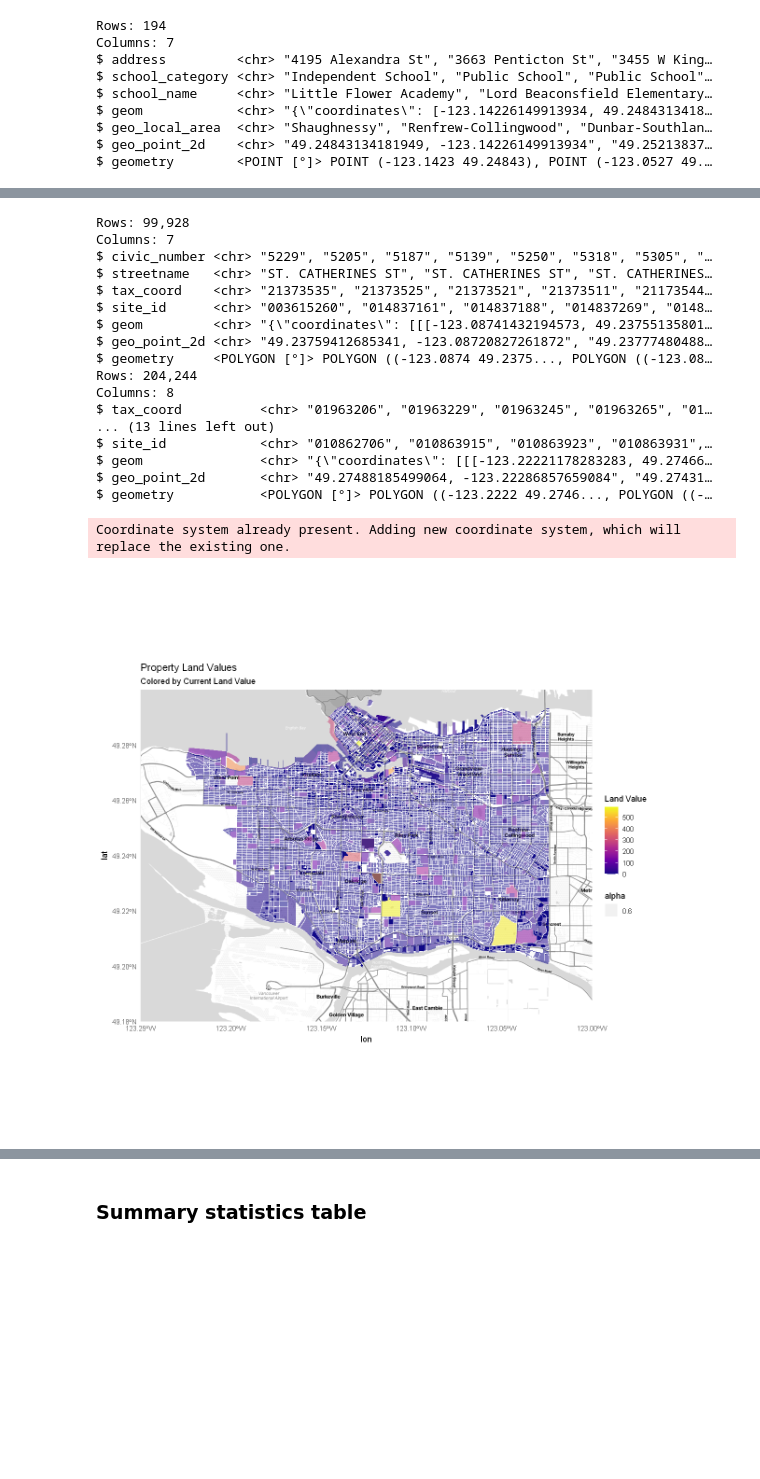
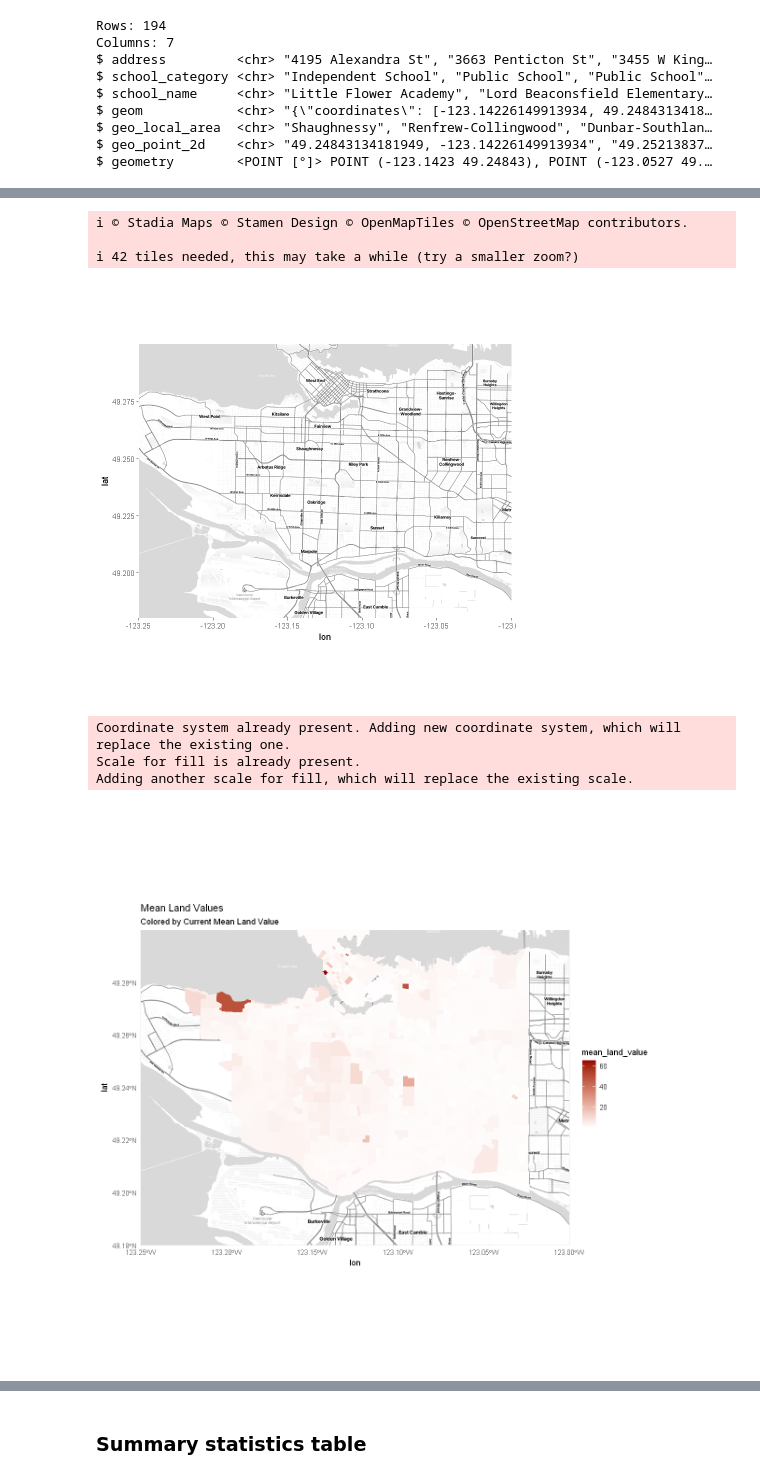
Before and after one commit to Irene-Berezin/econ326, a Jupyter notebook: project_workbook.ipynb, the cells around one changed output, grey strips where cells are left out. Cells and saved outputs as stored; diff of their text form; code cells hidden in the pictures; blank space fills up the shorter version.

Commit message:
added whole process of data cleaning and wrangling into workbook

```diff
--- a/project_workbook.ipynb
+++ b/project_workbook.ipynb
@@ -432,0 +445,7 @@ ERROR: Error in eval(expr, envir, enclos): object 'local_area_boundary_sf' not f
+# %%
+census_with_index <- compute_accessibility_index(
+  local_areas = census_data_st,
+  points_of_interest = school_data_st,
+  category_name = "school_index"
+)|>
+  glimpse()
@@ -432,0 +536,19 @@ ERROR: Error in eval(expr, envir, enclos): object 'local_area_boundary_sf' not f
+# %%
+land_price_adjusted <- st_as_sf(land_price_adjusted)
+
+properties_with_divisions <- st_join(land_price_adjusted, census_data_st, join = st_within)
+
+mean_property_values <- properties_with_divisions|>
+  group_by(name) |>
+  summarize(mean_land_value = mean(current_land_value, na.rm = TRUE)) |>
+  ungroup()|>
+  st_drop_geometry()
+# %%
+# merge dataset
+census_index_crime <- census_with_index |>
+  left_join(mean_property_values, by = "name") |>
+  left_join(census_crime, by = "name")|>
+  select(name:education_prop, school_index:geometry)|>
+  mutate(across(c(immigrant_prop, education_prop, mean_land_value,income), as.double))|>
+  na.omit()|>
+  glimpse()
@@ -433,32 +596,31 @@ ERROR: Error in eval(expr, envir, enclos): object 'local_area_boundary_sf' not f
+# %%
+bbox <- c(left = -123.25, bottom = 49.18, right = -123.0, top = 49.3)
+
+map <- get_stadiamap(bbox = bbox, zoom = 13, maptype = "stamen_toner_lite", filetype = "svg")
+ggmap(map)
+# %% [output]
+ℹ © Stadia Maps © Stamen Design © OpenMapTiles © OpenStreetMap contributors.
+
+ℹ 42 tiles needed, this may take a while (try a smaller zoom?)
+[figure, added]
 # %%
-
+# Add visualization for mean land value data
 
 options(repr.plot.width = 10, repr.plot.height = 10)
 
 
-ggmap(map) +
-  geom_sf(data = land_price_adjusted, aes(fill = current_land_value, alpha = 0.6), inherit.aes = FALSE, color = NA) +
-  scale_fill_viridis_c(option = "plasma", name = "Land Value") +
+mean_land_value_map <- ggmap(map) +
+  geom_sf(data = census_index_crime, aes(fill = mean_land_value), inherit.aes = FALSE, color = NA) +
+  scale_fill_viridis_c(option = "plasma", name = "Mean Land Value") +
+  coord_sf(crs = st_crs(4326)) +
+  scale_fill_gradient(low = "white", high = "#990000") +
   theme_minimal() +
-  labs(title = "Property Land Values", subtitle = "Colored by Current Land Value")
+  labs(title = "Mean Land Values", subtitle = "Colored by Current Mean Land Value")
+
+mean_land_value_map
 # %% [output]
-Rows: 99,928
-Columns: 7
-$ civic_number <chr> "5229", "5205", "5187", "5139", "5250", "5318", "5305", "…
-$ streetname   <chr> "ST. CATHERINES ST", "ST. CATHERINES ST", "ST. CATHERINES…
-$ tax_coord    <chr> "21373535", "21373525", "21373521", "21373511", "21173544…
-$ site_id      <chr> "003615260", "014837161", "014837188", "014837269", "0148…
-$ geom         <chr> "{\"coordinates\": [[[-123.08741432194573, 49.23755135801…
-$ geo_point_2d <chr> "49.23759412685341, -123.08720827261872", "49.23777480488…
-$ geometry     <POLYGON [°]> POLYGON ((-123.0874 49.2375..., POLYGON ((-123.08…
-Rows: 204,244
-Columns: 8
-$ tax_coord          <chr> "01963206", "01963229", "01963245", "01963265", "01…
-... (13 lines left out)
-$ site_id            <chr> "010862706", "010863915", "010863923", "010863931",…
-$ geom               <chr> "{\"coordinates\": [[[-123.22221178283283, 49.27466…
-$ geo_point_2d       <chr> "49.27488185499064, -123.22286857659084", "49.27431…
-$ geometry           <POLYGON [°]> POLYGON ((-123.2222 49.2746..., POLYGON ((-…
+Coordinate system already present. Adding new coordinate system, which will
+replace the existing one.
+Scale for fill is already present.
+Adding another scale for fill, which will replace the existing scale.
-Coordinate system already present. Adding new coordinate system, which will
-replace the existing one.
-[figure, old version]
+[figure, new version]
```
Also changed, not shown: parts of 62 cells of this notebook.
